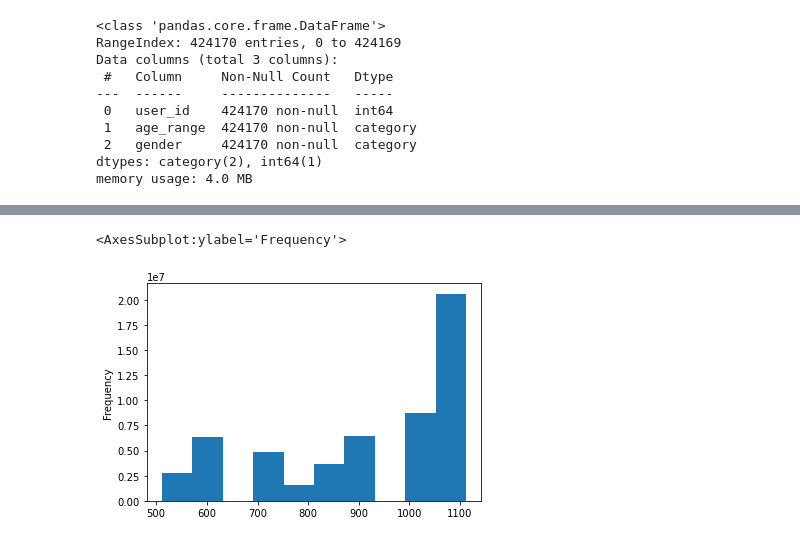
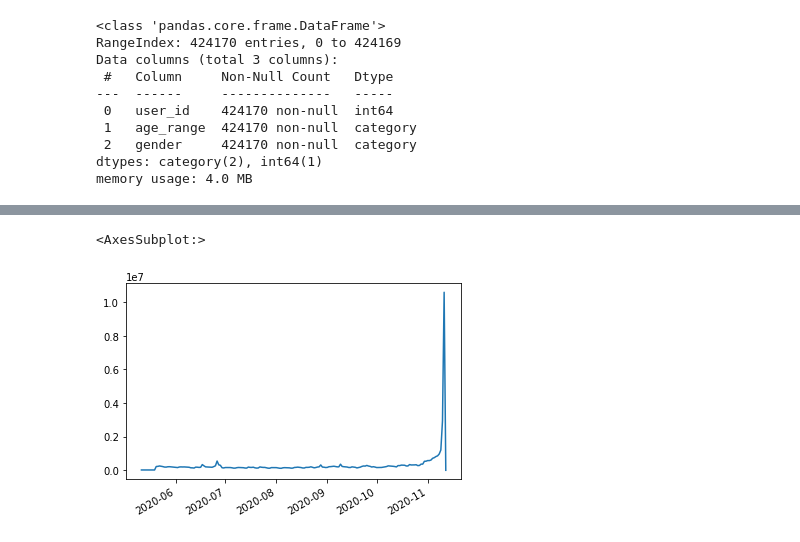
Before and after one commit to Augustine-C/Data_mining_project, a Jupyter notebook: fianl_project.ipynb, the cells around one changed output, grey strips where cells are left out. Saved outputs shown, nothing was run; the diff lists cells and outputs as text; code cells hidden in the pictures.

```diff
--- a/fianl_project.ipynb
+++ b/fianl_project.ipynb
@@ -94,5 +78,13 @@ info.head(10)
+# %%
+def ChangeDateFormat(date):
+    month = date // 100
+    day = date % 100
+    date = '2020-' + str(month) + '-' + str(day)
+    return pd.Timestamp(date)
+# %%
+log['time_stamp'] = log['time_stamp'].apply(lambda x: ChangeDateFormat(x))
 # %%
-log['time_stamp'].plot(kind='hist')
+log['time_stamp'].value_counts().plot(kind='line')
 # %% [output]
-<AxesSubplot:ylabel='Frequency'>
+<AxesSubplot:>
-[figure, old version]
+[figure, new version]
```
Also changed, not shown: parts of 9 cells of this notebook.
